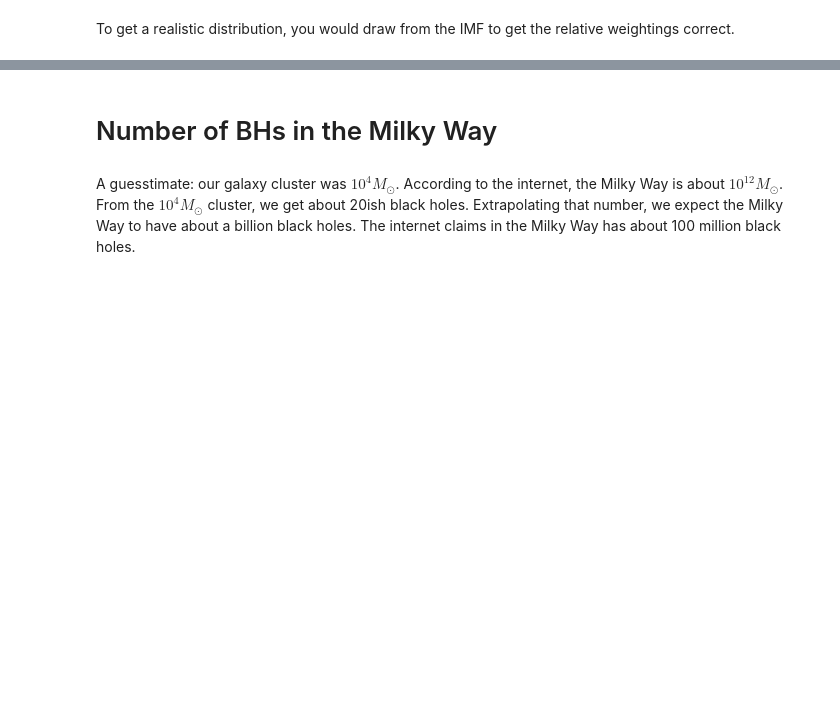
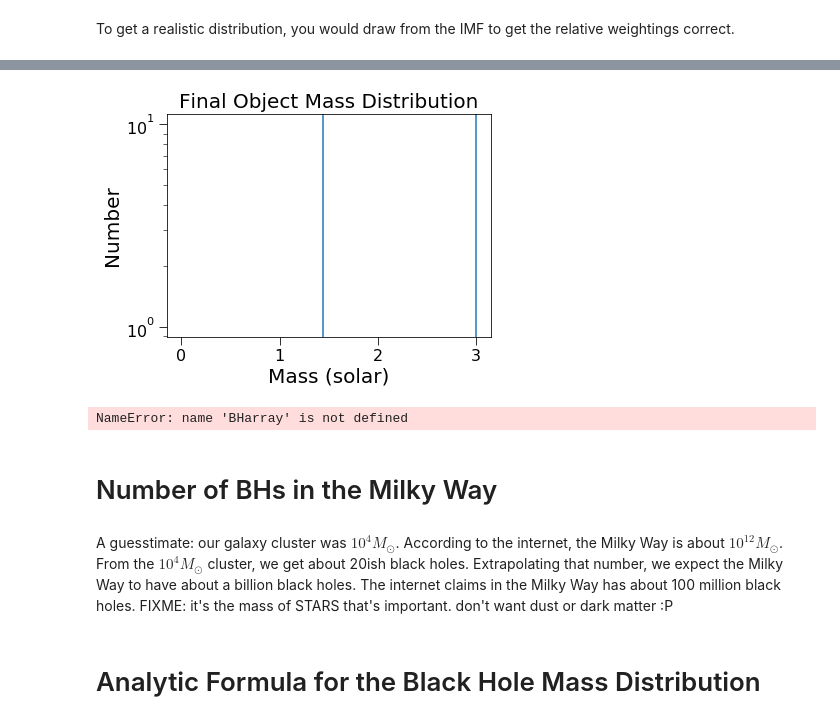
Before and after one commit to bluefatima/PandaRepo, a Jupyter notebook: How_Many_BHs.ipynb, the cells around one changed output, grey strips where cells are left out. Drawn from its saved outputs; the diff is of its cells as text; code cells hidden in the pictures; blank space fills up the shorter version.

```diff
--- a/How_Many_BHs.ipynb
+++ b/How_Many_BHs.ipynb
@@ -249,4 +268,27 @@ plt.show()
+# %%
+#plot the mass distribution
+plt.hist(massArray, bins = 10*3)
+plt.axvline(x=3)
+plt.axvline(x=1.44)
+plt.xlabel("Mass (solar)")
+plt.ylabel("Number")
+plt.title("Final Object Mass Distribution")
+#plt.xscale('log')
+plt.yscale('log')
+plt.show()
+# %% [output]
+[figure, added]
+# %%
+plt.hist(BHarray)
+plt.xlabel("Mass (solar)")
+plt.ylabel("Number")
+plt.title("Black Hole Mass Distribution")
+plt.show()
+# %% [output]
+NameError: name 'BHarray' is not defined
 # %% [markdown]
 # Number of BHs in the Milky Way
 # %% [markdown]
-A guesstimate: our galaxy cluster was $10^4 M_\odot$. According to the internet, the Milky Way is about $10^{12} M_\odot$. From the $10^4 M_\odot$ cluster, we get about 20ish black holes. Extrapolating that number, we expect the Milky Way to have about a billion black holes. The internet claims in the Milky Way has about 100 million black holes.
+A guesstimate: our galaxy cluster was $10^4 M_\odot$. According to the internet, the Milky Way is about $10^{12} M_\odot$. From the $10^4 M_\odot$ cluster, we get about 20ish black holes. Extrapolating that number, we expect the Milky Way to have about a billion black holes. The internet claims in the Milky Way has about 100 million black holes. FIXME: it's the mass of STARS that's important. don't want dust or dark matter :P
+# %% [markdown]
+# Analytic Formula for the Black Hole Mass Distribution
```
Also changed, not shown: parts of 8 cells of this notebook.
